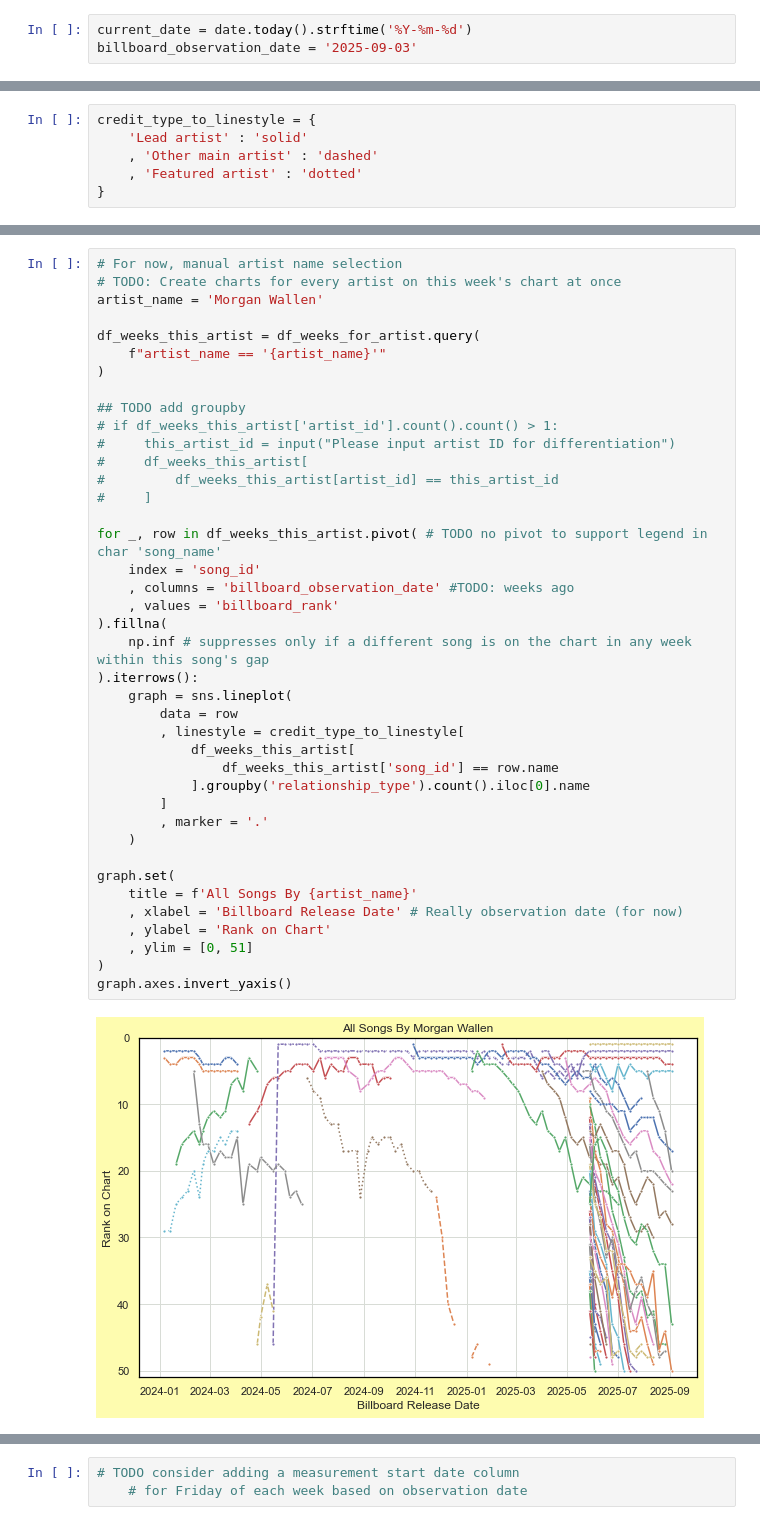
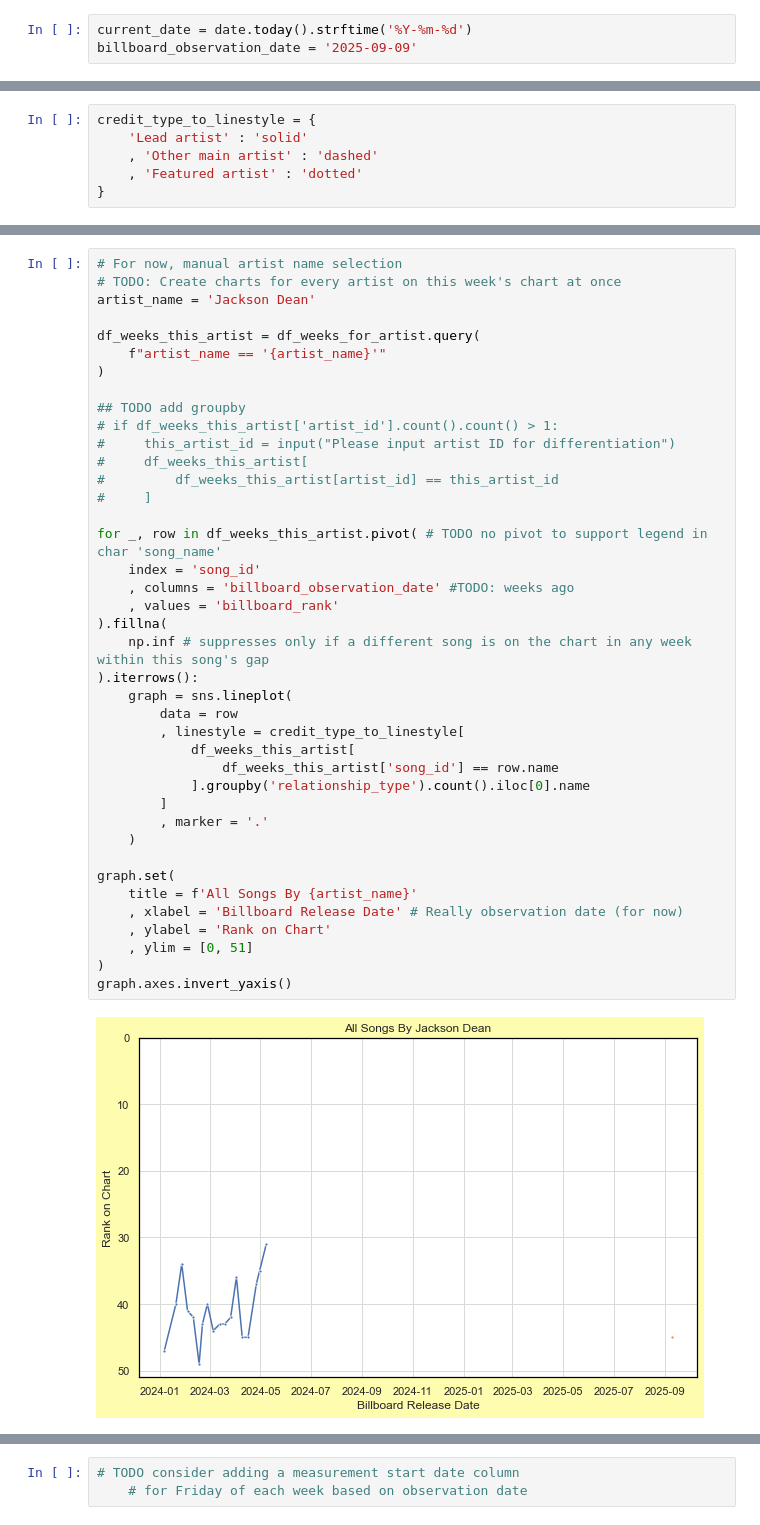
Before and after one commit to jwmanahan/billboard, a Jupyter notebook: add_new_week.ipynb, the cells around one changed output, grey strips where cells are left out. Cells and saved outputs as stored; diff of their text form.

```diff
--- a/add_new_week.ipynb
+++ b/add_new_week.ipynb
@@ -33,7 +33,7 @@ sns.set(
 # Change the billboard_observation_date!
 # %%
 current_date = date.today().strftime('%Y-%m-%d')
-billboard_observation_date = '2025-09-03'
+billboard_observation_date = '2025-09-09'
 # %%
 # Set up SQL connection
 %config SqlMagic.autopandas = True
@@ -797,7 +767,7 @@ Darius Rucker
 # %%
 # For now, manual artist name selection
 # TODO: Create charts for every artist on this week's chart at once
-artist_name = 'Morgan Wallen'
+artist_name = 'Jackson Dean'
 
 df_weeks_this_artist = df_weeks_for_artist.query(
     f"artist_name == '{artist_name}'"
@@ -808,34 +778,34 @@ df_weeks_this_artist = df_weeks_for_artist.query(
 #     this_artist_id = input("Please input artist ID for differentiation")
 #     df_weeks_this_artist[
 #         df_weeks_this_artist[artist_id] == this_artist_id
 #     ]
 
 for _, row in df_weeks_this_artist.pivot( # TODO no pivot to support legend in char 'song_name'
     index = 'song_id'
     , columns = 'billboard_observation_date' #TODO: weeks ago
     , values = 'billboard_rank'
 ).fillna(
     np.inf # suppresses only if a different song is on the chart in any week within this song's gap
 ).iterrows():
     graph = sns.lineplot(
         data = row
         , linestyle = credit_type_to_linestyle[
             df_weeks_this_artist[
                 df_weeks_this_artist['song_id'] == row.name
             ].groupby('relationship_type').count().iloc[0].name
         ]
         , marker = '.'
     )
 
 graph.set(
     title = f'All Songs By {artist_name}'
     , xlabel = 'Billboard Release Date' # Really observation date (for now)
     , ylabel = 'Rank on Chart'
     , ylim = [0, 51]
 )
 graph.axes.invert_yaxis()
 # %% [output]
-[figure, old version]
+[figure, new version]
 # %%
 # TODO: Set comparison_observation_date as num weeks back, not specific date
 current_observation_date = billboard_observation_date
```
Also changed, not shown: parts of 24 cells of this notebook, 5 other files.
